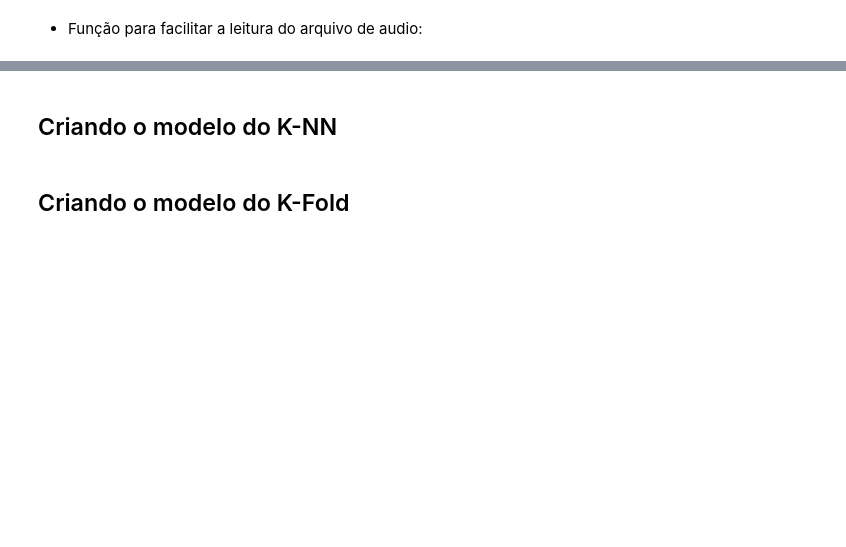
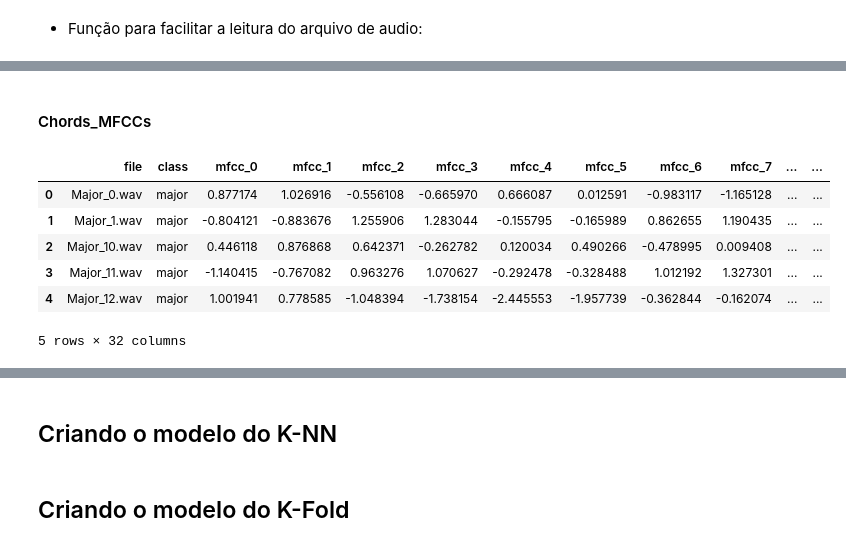
Before and after one commit to RyamLael/T-picos-em-telecomunica-es---Reconhecimento-de-padr-es, a Jupyter notebook: Trabalho 02/trabalho02.ipynb, the cells around one changed output, grey strips where cells are left out. Saved outputs shown, nothing was run; the diff lists cells and outputs as text; code cells hidden in the pictures; blank space fills up the shorter version.

```diff
--- a/Trabalho 02/trabalho02.ipynb
+++ b/Trabalho 02/trabalho02.ipynb
@@ -75,0 +84,14 @@ $\frac{F_t}{denominador}$
+# %% [markdown]
+#### Chords_MFCCs
+# %%
+chords_MFCCs= pd.read_csv('./parameters_dataframes/chords_MFCCs.csv')
+
+chords_MFCCs.head()
+# %% [output]
+|  | file | class | mfcc_0 | mfcc_1 | mfcc_2 | mfcc_3 | mfcc_4 | mfcc_5 | mfcc_6 | mfcc_7 | ... | ... |
+| 0 | Major_0.wav | major | 0.877174 | 1.026916 | -0.556108 | -0.665970 | 0.666087 | 0.012591 | -0.983117 | -1.165128 | ... | ... |
+| 1 | Major_1.wav | major | -0.804121 | -0.883676 | 1.255906 | 1.283044 | -0.155795 | -0.165989 | 0.862655 | 1.190435 | ... | ... |
+| 2 | Major_10.wav | major | 0.446118 | 0.876868 | 0.642371 | -0.262782 | 0.120034 | 0.490266 | -0.478995 | 0.009408 | ... | ... |
+| 3 | Major_11.wav | major | -1.140415 | -0.767082 | 0.963276 | 1.070627 | -0.292478 | -0.328488 | 1.012192 | 1.327301 | ... | ... |
+| 4 | Major_12.wav | major | 1.001941 | 0.778585 | -1.048394 | -1.738154 | -2.445553 | -1.957739 | -0.362844 | -0.162074 | ... | ... |
+5 rows × 32 columns
```
Also changed, not shown: parts of 21 cells of this notebook, 2 other files.
